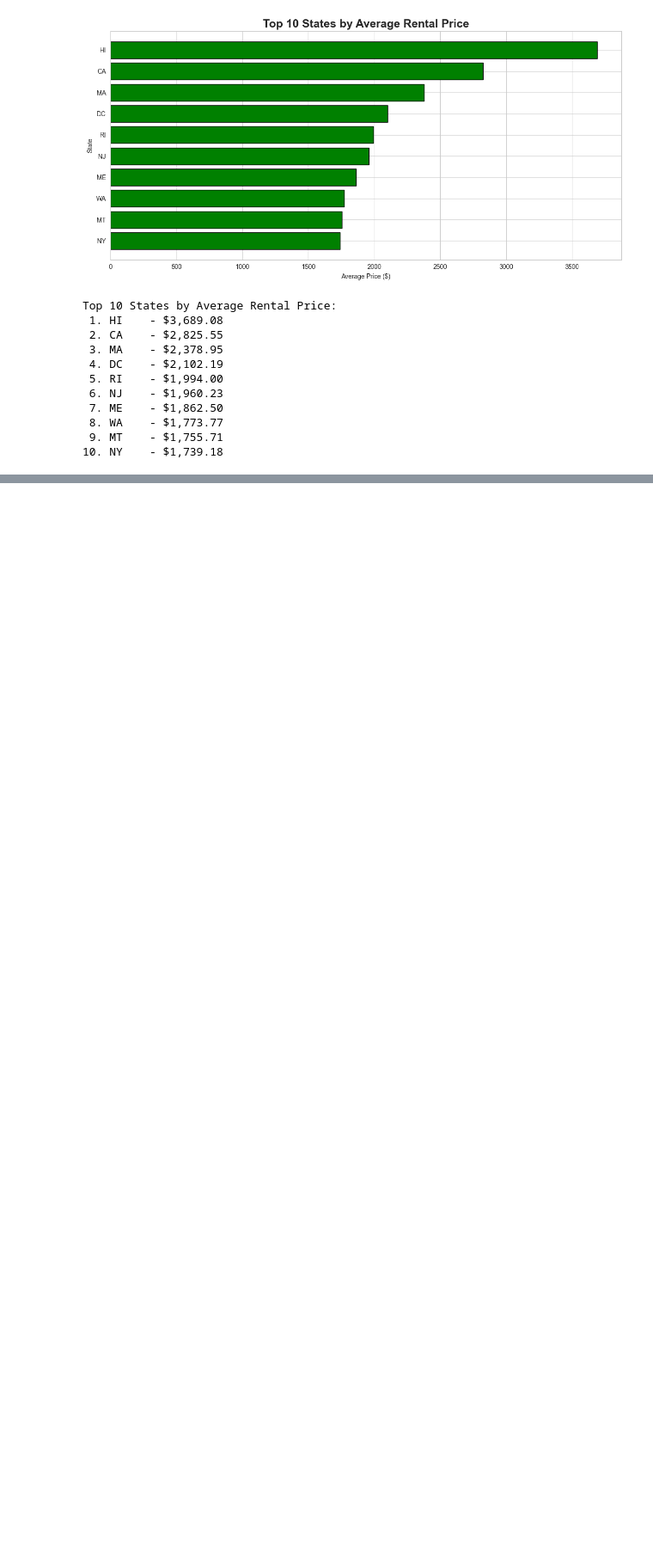
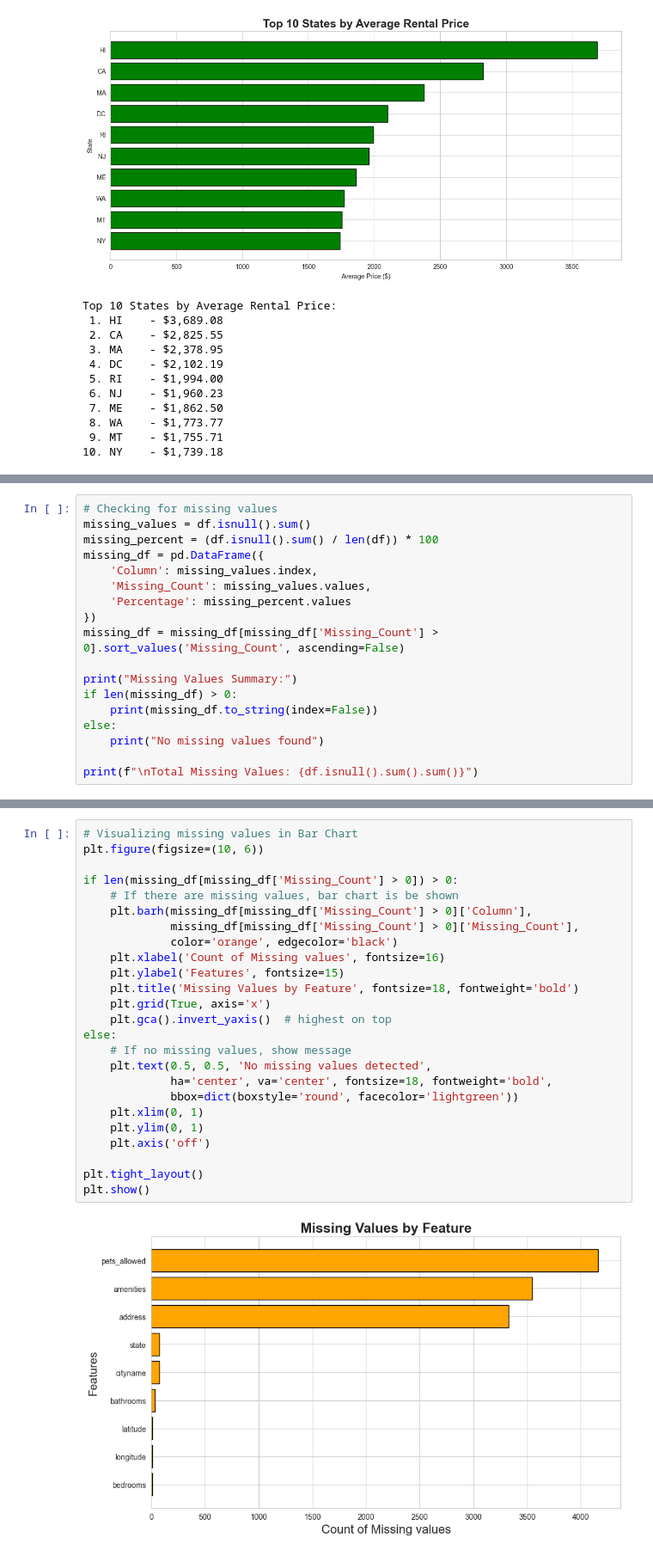
Before and after one commit to 00019257/MLDA.CW1.19257, a Jupyter notebook: apartment_price_prediction.ipynb, the cells around one changed output, grey strips where cells are left out. Shown at 86% size. Saved outputs shown, nothing was run; the diff lists cells and outputs as text; blank space fills up the shorter version.

Commit message:
Data preparation is done, visualizing and handling the missing values, feature engineerin, feauture scaling is done

```diff
--- a/apartment_price_prediction.ipynb
+++ b/apartment_price_prediction.ipynb
@@ -208,0 +211,18 @@ Top 10 States by Average Rental Price:
+# %%
+# Checking for missing values
+missing_values = df.isnull().sum()
+missing_percent = (df.isnull().sum() / len(df)) * 100
+missing_df = pd.DataFrame({
+    'Column': missing_values.index,
+    'Missing_Count': missing_values.values,
+    'Percentage': missing_percent.values
+})
+missing_df = missing_df[missing_df['Missing_Count'] > 0].sort_values('Missing_Count', ascending=False)
+
+print("Missing Values Summary:")
+if len(missing_df) > 0:
+    print(missing_df.to_string(index=False))
+else:
+    print("No missing values found")
+
+print(f"\nTotal Missing Values: {df.isnull().sum().sum()}")
@@ -208,0 +243,27 @@ Top 10 States by Average Rental Price:
+# %%
+# Visualizing missing values in Bar Chart
+plt.figure(figsize=(10, 6))
+
+if len(missing_df[missing_df['Missing_Count'] > 0]) > 0:
+    # If there are missing values, bar chart is be shown
+    plt.barh(missing_df[missing_df['Missing_Count'] > 0]['Column'],
+             missing_df[missing_df['Missing_Count'] > 0]['Missing_Count'],
+             color='orange', edgecolor='black')
+    plt.xlabel('Count of Missing values', fontsize=16)
+    plt.ylabel('Features', fontsize=15)
+    plt.title('Missing Values by Feature', fontsize=18, fontweight='bold')
+    plt.grid(True, axis='x')
+    plt.gca().invert_yaxis()  # highest on top
+else:
+    # If no missing values, show message
+    plt.text(0.5, 0.5, 'No missing values detected',
+             ha='center', va='center', fontsize=18, fontweight='bold',
+             bbox=dict(boxstyle='round', facecolor='lightgreen'))
+    plt.xlim(0, 1)
+    plt.ylim(0, 1)
+    plt.axis('off')
+
+plt.tight_layout()
+plt.show()
+# %% [output]
+[figure, added]
```
Also changed, not shown: parts of 9 cells of this notebook.
